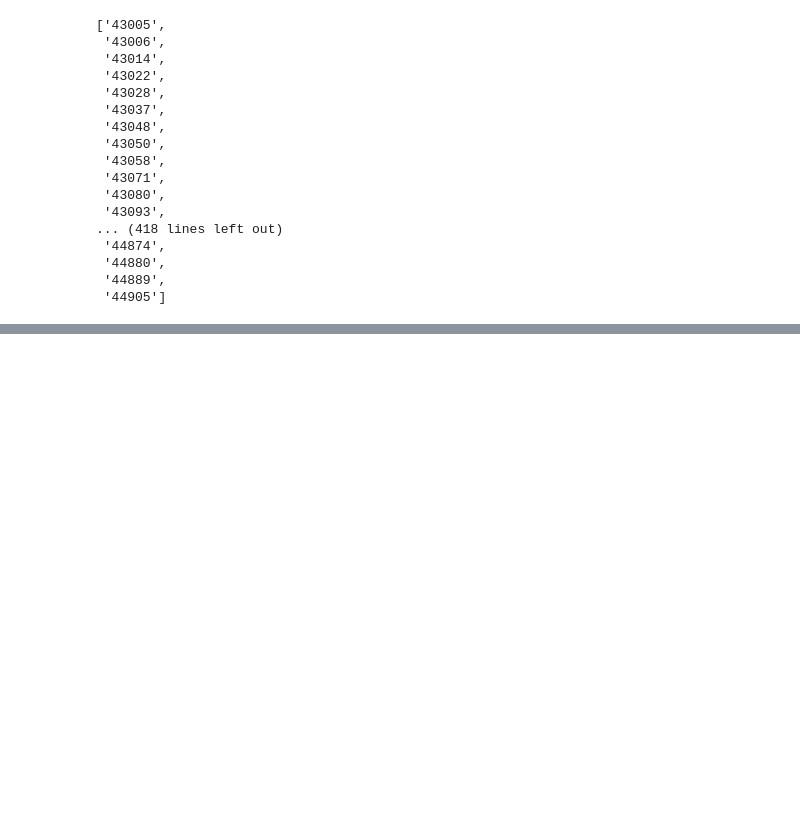
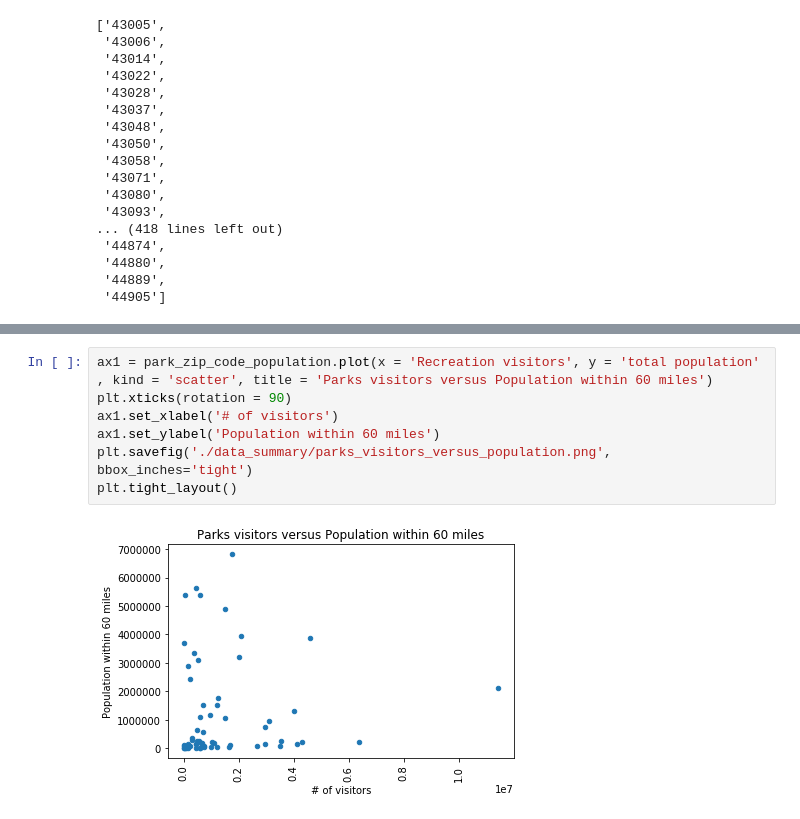
Before and after one commit to theaddies/bootcamp_project_1, a Jupyter notebook: NP_zip_code_radius.ipynb, the cells around one changed output, grey strips where cells are left out. Drawn from its saved outputs; the diff is of its cells as text; blank space fills up the shorter version.

```diff
--- a/NP_zip_code_radius.ipynb
+++ b/NP_zip_code_radius.ipynb
@@ -60,0 +260,9 @@ in_radius
+# %%
+ax1 = park_zip_code_population.plot(x = 'Recreation visitors', y = 'total population' , kind = 'scatter', title = 'Parks visitors versus Population within 60 miles')
+plt.xticks(rotation = 90)
+ax1.set_xlabel('# of visitors')
+ax1.set_ylabel('Population within 60 miles')
+plt.savefig('./data_summary/parks_visitors_versus_population.png', bbox_inches='tight')
+plt.tight_layout()
+# %% [output]
+[figure, added]
```
Also changed, not shown: parts of 24 cells of this notebook, 9 other files.
